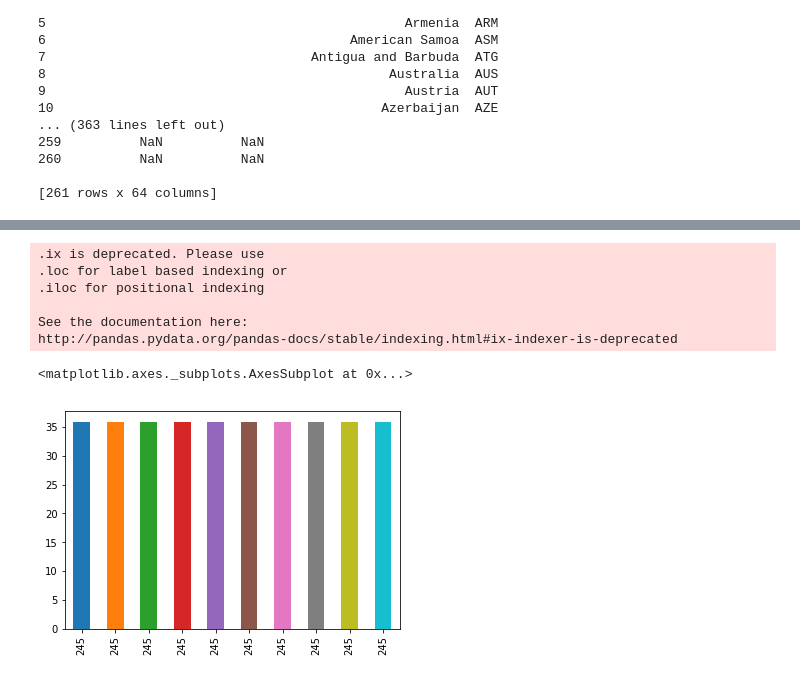
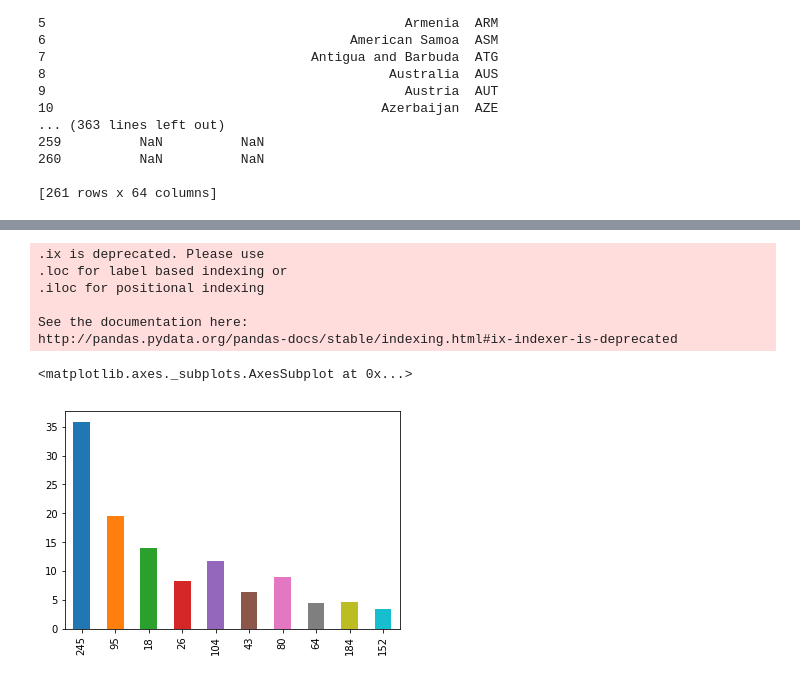
Before and after one commit to RasmusLumholdt/Assignment-4-pandas, a Jupyter notebook: assignment 4.ipynb, the cells around one changed output, grey strips where cells are left out. Drawn from its saved outputs; the diff is of its cells as text; code cells hidden in the pictures.

```diff
--- a/assignment 4.ipynb
+++ b/assignment 4.ipynb
@@ -90,32 +73,32 @@ df1.plot(marker='o', linestyle='-', ms=3)
 # %%
 df = module1.read_csv_2()
 idArr = []
 for i in range(10):
     index = df[["2016"]].idxmax()
     idArr.append(index.tolist()[0])
     df = df.drop(index)
-    df = module1.read_csv_2()
-    df = df.ix[idArr]
+df = module1.read_csv_2()
+df = df.ix[idArr]
 
 
 
 
 df = df.drop(["Country Code", "Indicator Name", "Indicator Code"], axis=1)
 df = df['2012'].astype(float)
 df = df.T
 df = df.interpolate()
 df = df.dropna()
 #0:,1:
 df
 
 
-df.plot.bar()
+df.plot.bar(x="Country Name")
 # %% [output]
 .ix is deprecated. Please use
 .loc for label based indexing or
 .iloc for positional indexing
 
 See the documentation here:
 http://pandas.pydata.org/pandas-docs/stable/indexing.html#ix-indexer-is-deprecated
 <matplotlib.axes._subplots.AxesSubplot at 0x...>
-[figure, old version]
+[figure, new version]
```
Also changed, not shown: parts of 1 cell of this notebook.
